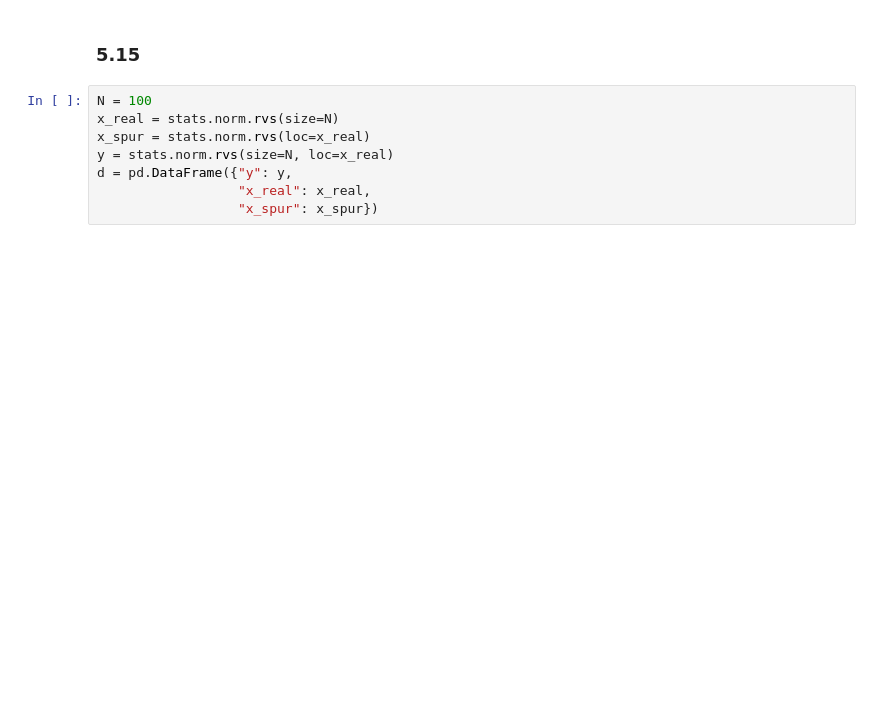
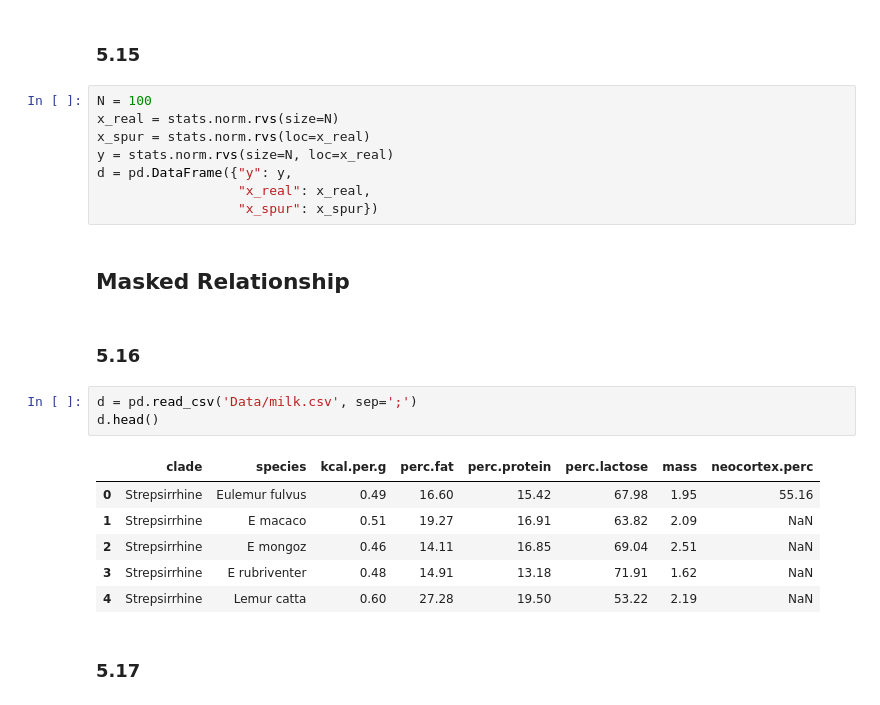
Before and after one commit to grinnbearit/statistical_rethinking, a Jupyter notebook: chapter_5.ipynb, the cells around one changed output. Saved outputs shown, nothing was run; the diff lists cells and outputs as text; blank space fills up the shorter version.

```diff
--- a/chapter_5.ipynb
+++ b/chapter_5.ipynb
@@ -278,3 +278,19 @@ y = stats.norm.rvs(size=N, loc=x_real)
 d = pd.DataFrame({"y": y,
                   "x_real": x_real,
                   "x_spur": x_spur})
+# %% [markdown]
+## Masked Relationship
+# %% [markdown]
+### 5.16
+# %%
+d = pd.read_csv('Data/milk.csv', sep=';')
+d.head()
+# %% [output]
+|  | clade | species | kcal.per.g | perc.fat | perc.protein | perc.lactose | mass | neocortex.perc |
+| 0 | Strepsirrhine | Eulemur fulvus | 0.49 | 16.60 | 15.42 | 67.98 | 1.95 | 55.16 |
+| 1 | Strepsirrhine | E macaco | 0.51 | 19.27 | 16.91 | 63.82 | 2.09 | NaN |
+| 2 | Strepsirrhine | E mongoz | 0.46 | 14.11 | 16.85 | 69.04 | 2.51 | NaN |
+| 3 | Strepsirrhine | E rubriventer | 0.48 | 14.91 | 13.18 | 71.91 | 1.62 | NaN |
+| 4 | Strepsirrhine | Lemur catta | 0.60 | 27.28 | 19.50 | 53.22 | 2.19 | NaN |
+# %% [markdown]
+### 5.17
```
Also changed, not shown: parts of 25 cells of this notebook, 1 other file.
